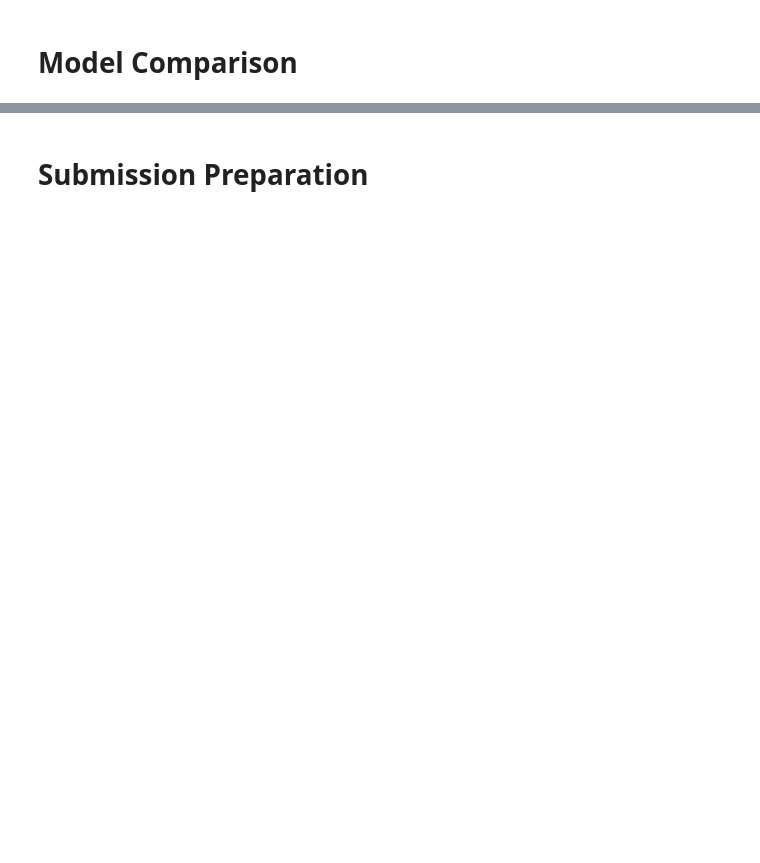
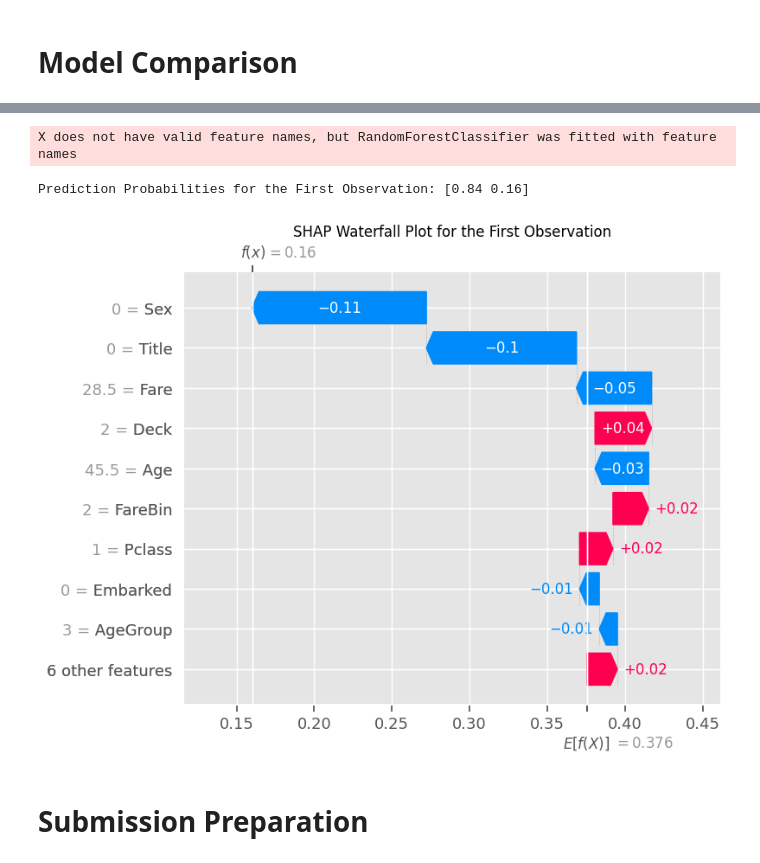
Before and after one commit to ata-turhan/Kaggle-Titanic, a Jupyter notebook: titanic.ipynb, the cells around one changed output, grey strips where cells are left out. Saved outputs shown, nothing was run; the diff lists cells and outputs as text; code cells hidden in the pictures; blank space fills up the shorter version.

```diff
--- a/titanic.ipynb
+++ b/titanic.ipynb
@@ -573,3 +557,21 @@ StackingClassifier(estimators=[('logreg',
+# %%
+# Step 1: Initialize the SHAP Explainer for the RandomForest model
+explainer = shap.Explainer(rf)
+
+# Step 2: Compute SHAP values
+shap_values = explainer(X_train)
+
+# Step 3: Display model prediction probabilities for the first observation
+first_observation_proba = rf.predict_proba([X_train.iloc[0]])[0]
+print(f"Prediction Probabilities for the First Observation: {first_observation_proba}")
+
+# Step 4: Generate a SHAP Waterfall Plot for the first observation
+plt.title("SHAP Waterfall Plot for the First Observation")
+shap.plots.waterfall(shap_values[0, :, 1])  # SHAP values for the class of interest (e.g., class 1 for survival)
+# %% [output]
+X does not have valid feature names, but RandomForestClassifier was fitted with feature names
+Prediction Probabilities for the First Observation: [0.84 0.16]
+[figure, added]
 # %% [markdown]
 # Submission Preparation
 # %%
```
Also changed, not shown: parts of 19 cells of this notebook.
